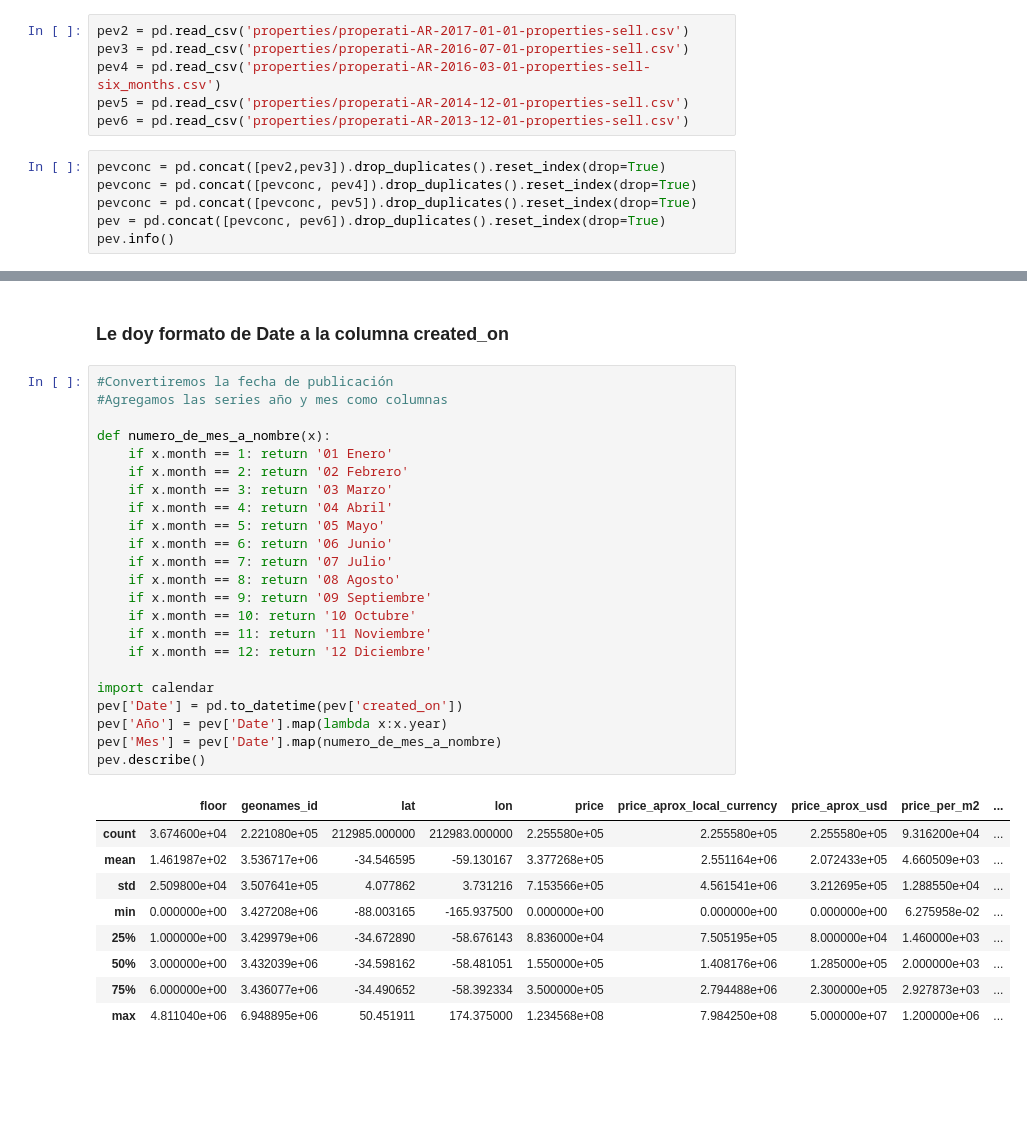
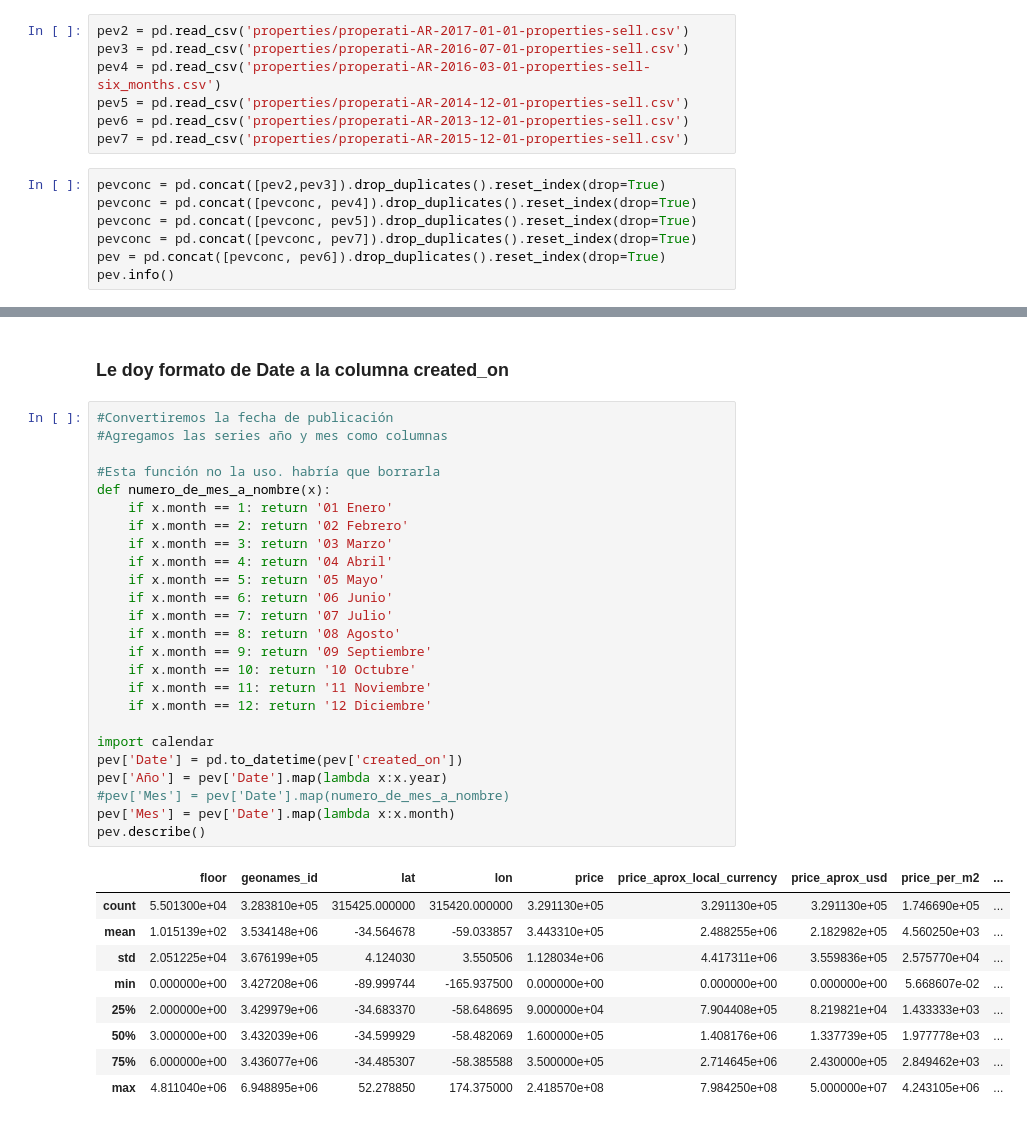
Before and after one commit to nicolaslongo/datos-TP1, a Jupyter notebook: Cantidad de publicaciones por mes.ipynb, the cells around one changed output, grey strips where cells are left out. Drawn from its saved outputs; the diff is of its cells as text; blank space fills up the shorter version.

```diff
--- a/Cantidad de publicaciones por mes.ipynb
+++ b/Cantidad de publicaciones por mes.ipynb
@@ -15,10 +15,12 @@ pev3 = pd.read_csv('properties/properati-AR-2016-07-01-properties-sell.csv')
 pev4 = pd.read_csv('properties/properati-AR-2016-03-01-properties-sell-six_months.csv')
 pev5 = pd.read_csv('properties/properati-AR-2014-12-01-properties-sell.csv')
 pev6 = pd.read_csv('properties/properati-AR-2013-12-01-properties-sell.csv')
+pev7 = pd.read_csv('properties/properati-AR-2015-12-01-properties-sell.csv')
 # %%
 pevconc = pd.concat([pev2,pev3]).drop_duplicates().reset_index(drop=True)
 pevconc = pd.concat([pevconc, pev4]).drop_duplicates().reset_index(drop=True)
 pevconc = pd.concat([pevconc, pev5]).drop_duplicates().reset_index(drop=True)
+pevconc = pd.concat([pevconc, pev7]).drop_duplicates().reset_index(drop=True)
 pev = pd.concat([pevconc, pev6]).drop_duplicates().reset_index(drop=True)
 pev.info()
 # %% [output]
@@ -44,33 +46,35 @@ memory usage: 56.7+ MB
 # %%
 #Convertiremos la fecha de publicación
 #Agregamos las series año y mes como columnas
 
+#Esta función no la uso. habría que borrarla
 def numero_de_mes_a_nombre(x):
     if x.month == 1: return '01 Enero'
     if x.month == 2: return '02 Febrero'
     if x.month == 3: return '03 Marzo'
     if x.month == 4: return '04 Abril'
     if x.month == 5: return '05 Mayo'
     if x.month == 6: return '06 Junio'
     if x.month == 7: return '07 Julio'
     if x.month == 8: return '08 Agosto'
     if x.month == 9: return '09 Septiembre'
     if x.month == 10: return '10 Octubre'
     if x.month == 11: return '11 Noviembre'
     if x.month == 12: return '12 Diciembre'
 
 import calendar
 pev['Date'] = pd.to_datetime(pev['created_on'])
 pev['Año'] = pev['Date'].map(lambda x:x.year)
-pev['Mes'] = pev['Date'].map(numero_de_mes_a_nombre)
+#pev['Mes'] = pev['Date'].map(numero_de_mes_a_nombre)
+pev['Mes'] = pev['Date'].map(lambda x:x.month)
 pev.describe()
 # %% [output]
 |  | floor | geonames_id | lat | lon | price | price_aprox_local_currency | price_aprox_usd | price_per_m2 | ... |
-| count | 3.674600e+04 | 2.221080e+05 | 212985.000000 | 212983.000000 | 2.255580e+05 | 2.255580e+05 | 2.255580e+05 | 9.316200e+04 | ... |
-| mean | 1.461987e+02 | 3.536717e+06 | -34.546595 | -59.130167 | 3.377268e+05 | 2.551164e+06 | 2.072433e+05 | 4.660509e+03 | ... |
-| std | 2.509800e+04 | 3.507641e+05 | 4.077862 | 3.731216 | 7.153566e+05 | 4.561541e+06 | 3.212695e+05 | 1.288550e+04 | ... |
-| min | 0.000000e+00 | 3.427208e+06 | -88.003165 | -165.937500 | 0.000000e+00 | 0.000000e+00 | 0.000000e+00 | 6.275958e-02 | ... |
-| 25% | 1.000000e+00 | 3.429979e+06 | -34.672890 | -58.676143 | 8.836000e+04 | 7.505195e+05 | 8.000000e+04 | 1.460000e+03 | ... |
-| 50% | 3.000000e+00 | 3.432039e+06 | -34.598162 | -58.481051 | 1.550000e+05 | 1.408176e+06 | 1.285000e+05 | 2.000000e+03 | ... |
-| 75% | 6.000000e+00 | 3.436077e+06 | -34.490652 | -58.392334 | 3.500000e+05 | 2.794488e+06 | 2.300000e+05 | 2.927873e+03 | ... |
-| max | 4.811040e+06 | 6.948895e+06 | 50.451911 | 174.375000 | 1.234568e+08 | 7.984250e+08 | 5.000000e+07 | 1.200000e+06 | ... |
+| count | 5.501300e+04 | 3.283810e+05 | 315425.000000 | 315420.000000 | 3.291130e+05 | 3.291130e+05 | 3.291130e+05 | 1.746690e+05 | ... |
+| mean | 1.015139e+02 | 3.534148e+06 | -34.564678 | -59.033857 | 3.443310e+05 | 2.488255e+06 | 2.182982e+05 | 4.560250e+03 | ... |
+| std | 2.051225e+04 | 3.676199e+05 | 4.124030 | 3.550506 | 1.128034e+06 | 4.417311e+06 | 3.559836e+05 | 2.575770e+04 | ... |
+| min | 0.000000e+00 | 3.427208e+06 | -89.999744 | -165.937500 | 0.000000e+00 | 0.000000e+00 | 0.000000e+00 | 5.668607e-02 | ... |
+| 25% | 2.000000e+00 | 3.429979e+06 | -34.683370 | -58.648695 | 9.000000e+04 | 7.904408e+05 | 8.219821e+04 | 1.433333e+03 | ... |
+| 50% | 3.000000e+00 | 3.432039e+06 | -34.599929 | -58.482069 | 1.600000e+05 | 1.408176e+06 | 1.337739e+05 | 1.977778e+03 | ... |
+| 75% | 6.000000e+00 | 3.436077e+06 | -34.485307 | -58.385588 | 3.500000e+05 | 2.714645e+06 | 2.430000e+05 | 2.849462e+03 | ... |
+| max | 4.811040e+06 | 6.948895e+06 | 52.278850 | 174.375000 | 2.418570e+08 | 7.984250e+08 | 5.000000e+07 | 4.243105e+06 | ... |
```
Also changed, not shown: parts of 7 cells of this notebook, 2 other files.
